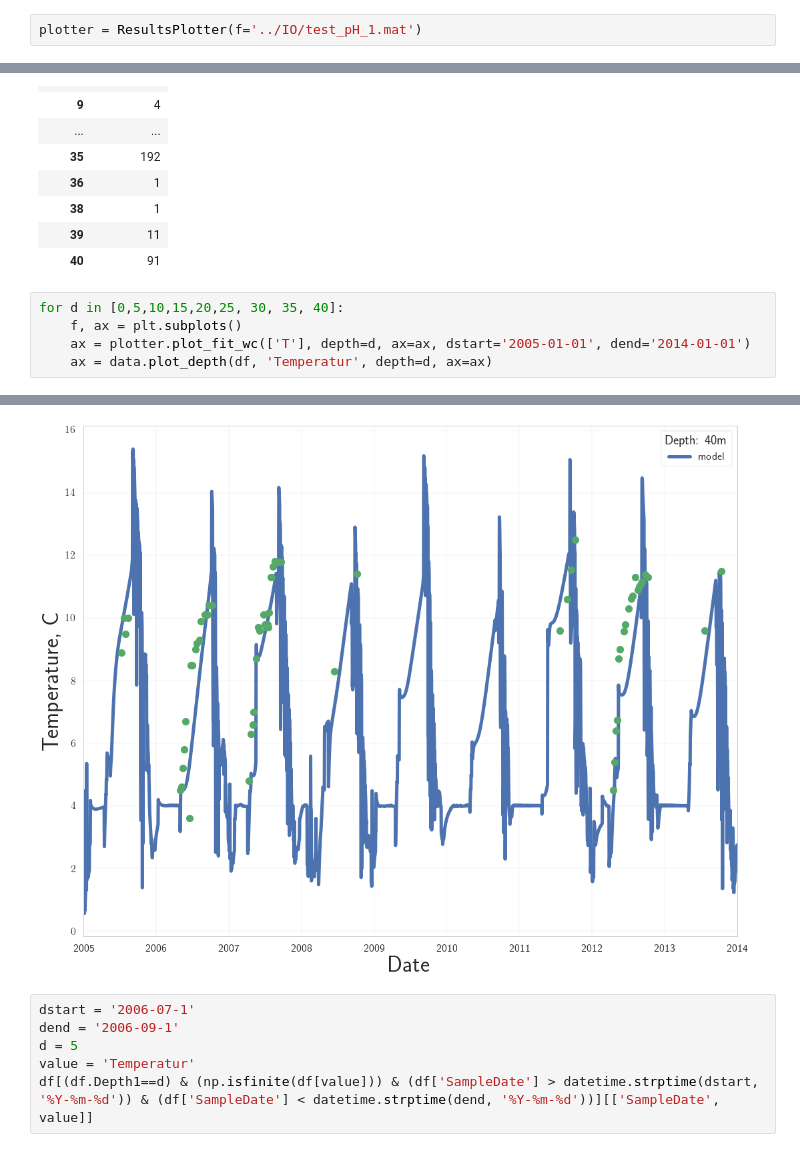
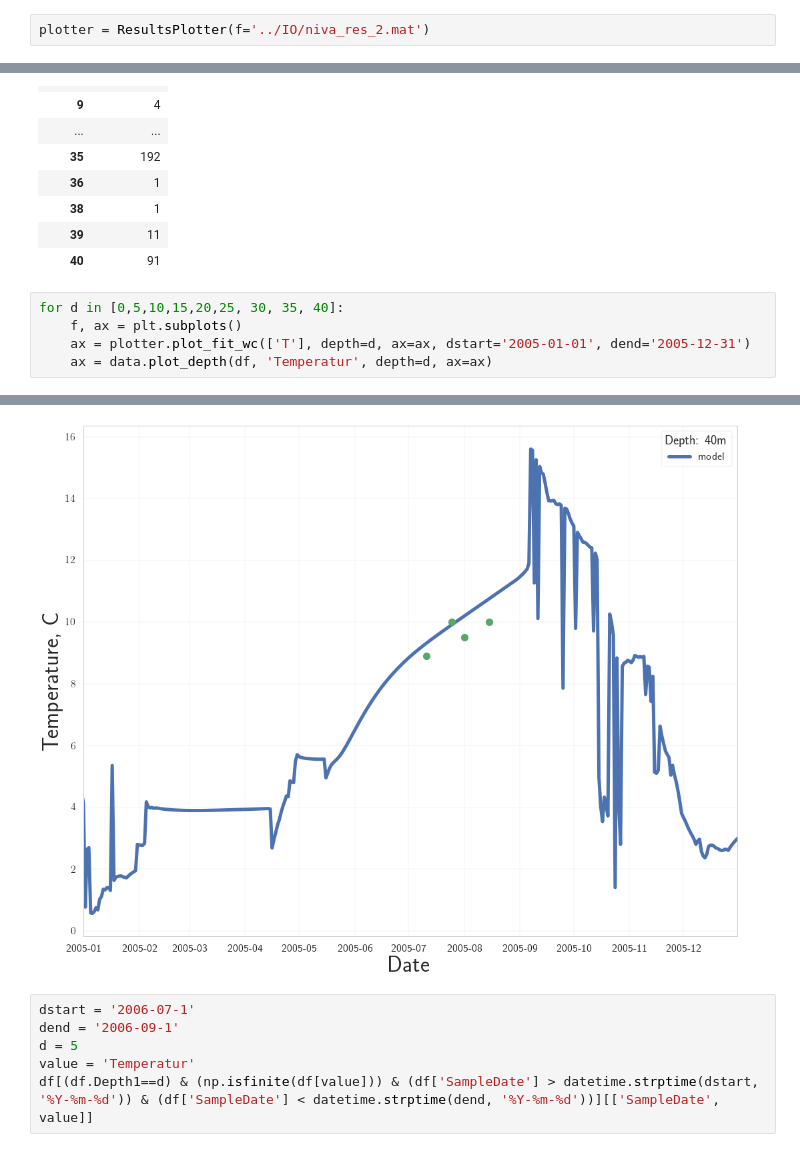
Before and after one commit to biogeochemistry/MyLake_v2_Vansjo, a Jupyter notebook: Postproc_code/Data.ipynb, the cells around one changed output, grey strips where cells are left out. Cells and saved outputs as stored; diff of their text form.

```diff
--- a/Postproc_code/Data.ipynb
+++ b/Postproc_code/Data.ipynb
@@ -36,7 +36,7 @@ str(datetime.now())
 # %%
 df = data.read_data('Vansjo/VAN1_data_2017_02_28_10_55.xlsx')
 # %%
-plotter = ResultsPlotter(f='../IO/test_pH_1.mat')
+plotter = ResultsPlotter(f='../IO/niva_res_2.mat')
 # %% [markdown]
 ### Phosphorus
 # %%
@@ -136,6 +136,6 @@ df[['Depth1', value]].groupby('Depth1').count()
 # %%
 for d in [0,5,10,15,20,25, 30, 35, 40]:
     f, ax = plt.subplots()
-    ax = plotter.plot_fit_wc(['T'], depth=d, ax=ax, dstart='2005-01-01', dend='2014-01-01')
+    ax = plotter.plot_fit_wc(['T'], depth=d, ax=ax, dstart='2005-01-01', dend='2005-12-31')
     ax = data.plot_depth(df, 'Temperatur', depth=d, ax=ax)
 # %% [output]
@@ -150,4 +150,4 @@ for d in [0,5,10,15,20,25, 30, 35, 40]:
-[figure, old version]
+[figure, new version]
 # %%
 dstart = '2006-07-1'
 dend = '2006-09-1'
```
Also changed, not shown: parts of 8 cells of this notebook, 6 other files.
